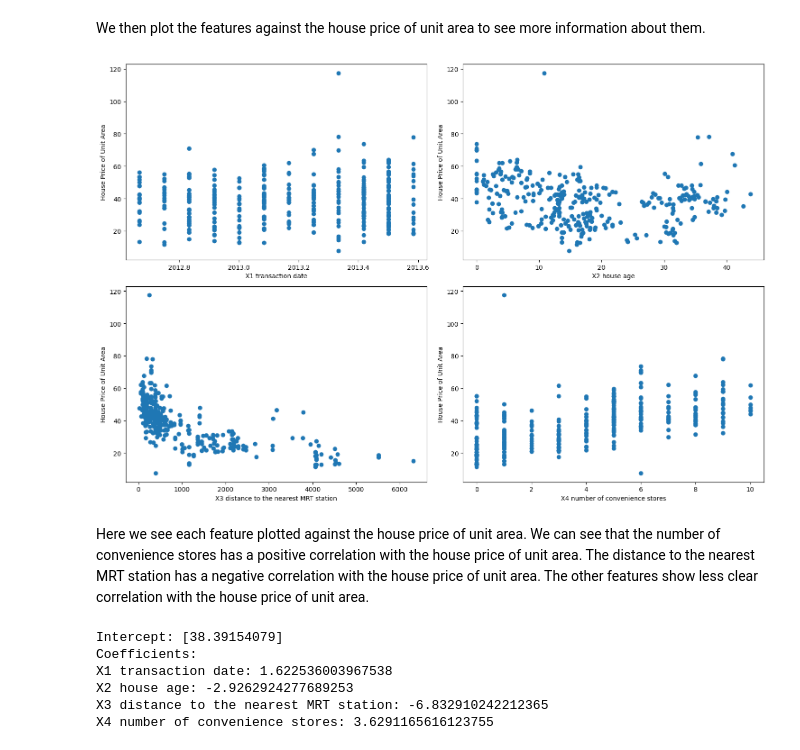
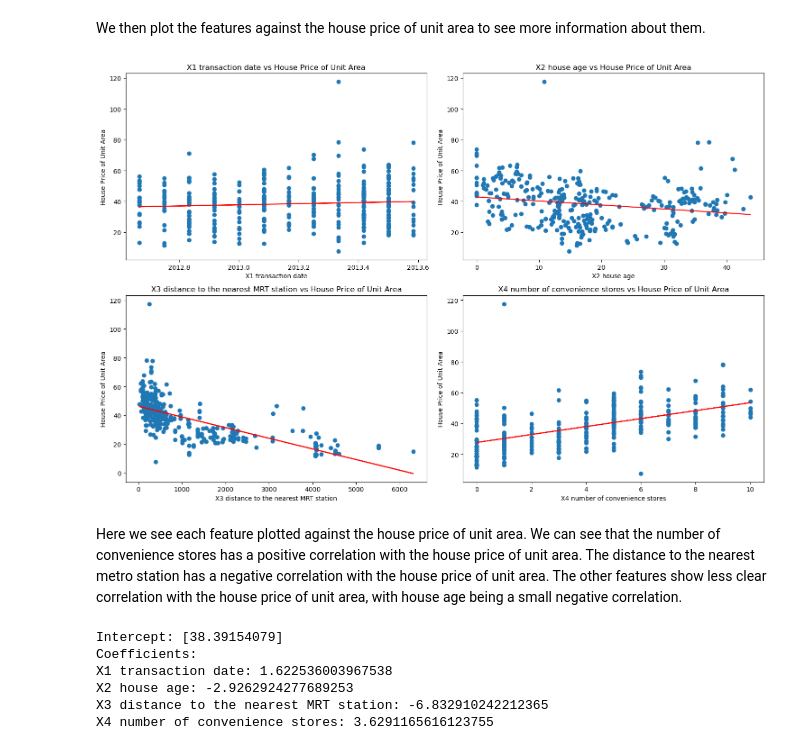
Before and after one commit to Tatusaily/DataML, a Jupyter notebook: Ryhmis4_LinearLogisticRegressionAssignment.ipynb, the cells around one changed output. Drawn from its saved outputs; the diff is of its cells as text; code cells hidden in the pictures.

```diff
--- a/Ryhmis4_LinearLogisticRegressionAssignment.ipynb
+++ b/Ryhmis4_LinearLogisticRegressionAssignment.ipynb
@@ -65,23 +65,27 @@ We then plot the features against the house price of unit area to see more infor
 # %%
 # List of features to plot
 features = ['X1 transaction date', 'X2 house age', 'X3 distance to the nearest MRT station', 'X4 number of convenience stores']
 
 # Create subplots
 fig, axes = plt.subplots(nrows=2, ncols=2, figsize=(15, 10))
 axes = axes.flatten()
 
 # Plot each feature
 for i, feature in enumerate(features):
     axes[i].scatter(X_train[feature], y_train)
     axes[i].set_xlabel(feature)
     axes[i].set_ylabel('House Price of Unit Area')
+    trendline = np.polyfit(X_train[feature], y_train, 1)
+    axes[i].plot(X_train[feature], trendline[1] + trendline[0] * X_train[feature], color='red')
+    axes[i].set_title(f'{feature} vs House Price of Unit Area')
+
 
 plt.tight_layout()
 plt.show()
 # %% [output]
-[figure, old version]
+[figure, new version]
 # %% [markdown]
-Here we see each feature plotted against the house price of unit area. We can see that the number of convenience stores has a positive correlation with the house price of unit area. The distance to the nearest MRT station has a negative correlation with the house price of unit area. The other features show less clear correlation with the house price of unit area.
+Here we see each feature plotted against the house price of unit area. We can see that the number of convenience stores has a positive correlation with the house price of unit area. The distance to the nearest metro station has a negative correlation with the house price of unit area. The other features show less clear correlation with the house price of unit area, with house age being a small negative correlation.
 # %%
 b0 = model.intercept_
 b1, b2, b3, b4= model.coef_[0]
```
Also changed, not shown: parts of 4 cells of this notebook.
